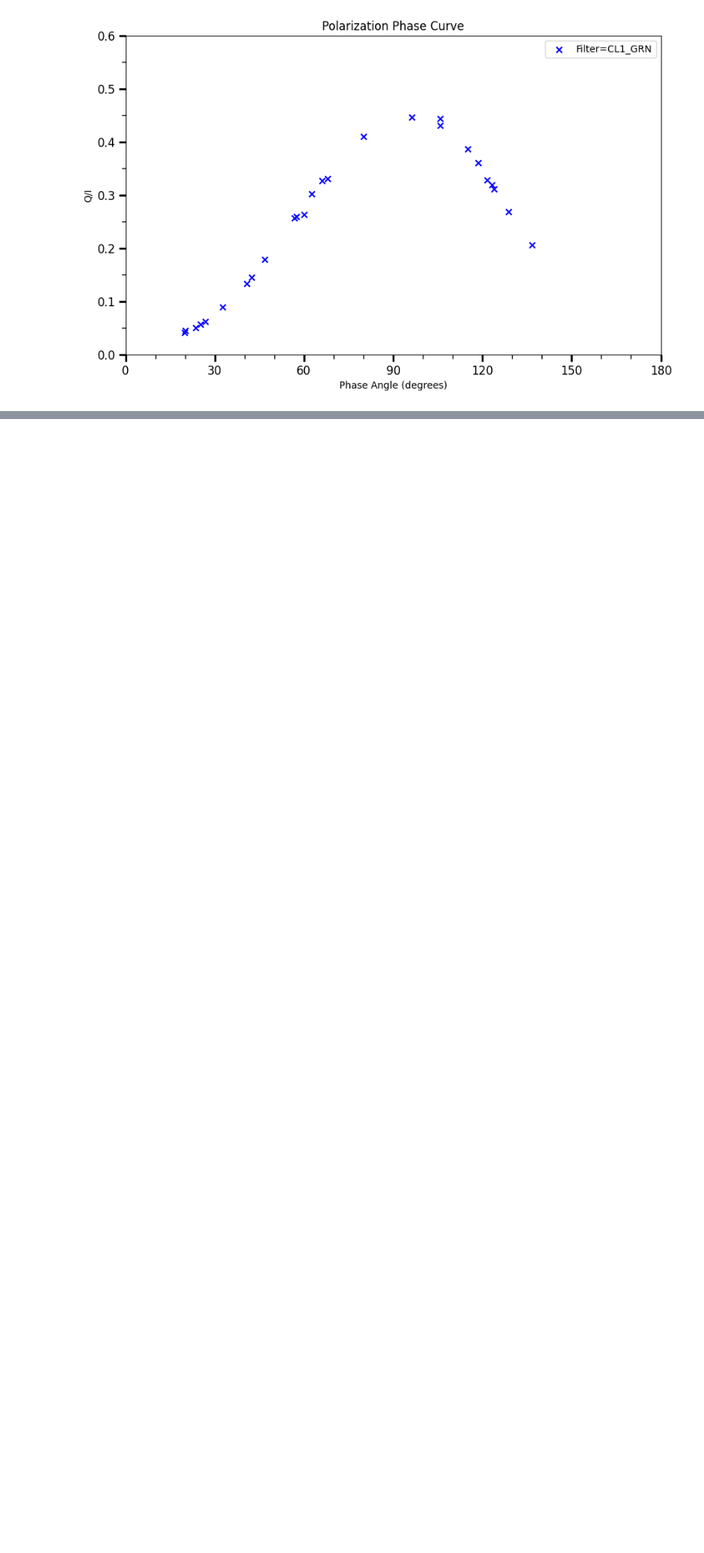
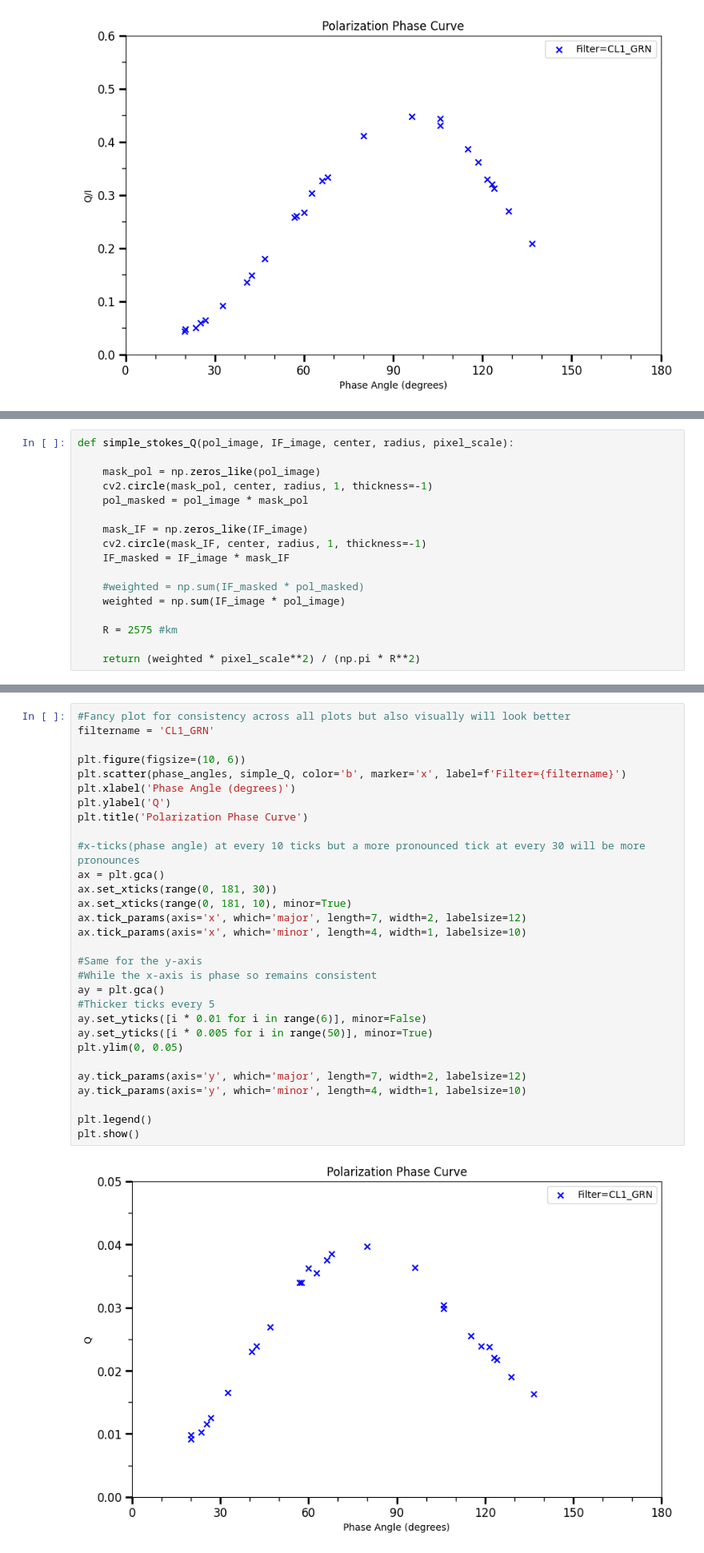
Before and after one commit to amedina-astr/Titan_LC, a Jupyter notebook: Polarization_curves.ipynb, the cells around one changed output, grey strips where cells are left out. Shown at 80% size. Cells and saved outputs as stored; diff of their text form; blank space fills up the shorter version.

```diff
--- a/Polarization_curves.ipynb
+++ b/Polarization_curves.ipynb
@@ -309,0 +332,17 @@ As a next step; ABOVE, we considered the case where U = 0, such that P = Q/I, bu
+# %%
+def simple_stokes_Q(pol_image, IF_image, center, radius, pixel_scale):
+
+    mask_pol = np.zeros_like(pol_image)
+    cv2.circle(mask_pol, center, radius, 1, thickness=-1)
+    pol_masked = pol_image * mask_pol
+
+    mask_IF = np.zeros_like(IF_image)
+    cv2.circle(mask_IF, center, radius, 1, thickness=-1)
+    IF_masked = IF_image * mask_IF
+
+    #weighted = np.sum(IF_masked * pol_masked)
+    weighted = np.sum(IF_image * pol_image)
+
+    R = 2575 #km
+
+    return (weighted * pixel_scale**2) / (np.pi * R**2)
@@ -309,0 +412,32 @@ As a next step; ABOVE, we considered the case where U = 0, such that P = Q/I, bu
+# %%
+#Fancy plot for consistency across all plots but also visually will look better
+filtername = 'CL1_GRN'
+
+plt.figure(figsize=(10, 6))
+plt.scatter(phase_angles, simple_Q, color='b', marker='x', label=f'Filter={filtername}')
+plt.xlabel('Phase Angle (degrees)')
+plt.ylabel('Q')
+plt.title('Polarization Phase Curve')
+
+#x-ticks(phase angle) at every 10 ticks but a more pronounced tick at every 30 will be more pronounces
+ax = plt.gca()
+ax.set_xticks(range(0, 181, 30))
+ax.set_xticks(range(0, 181, 10), minor=True)
+ax.tick_params(axis='x', which='major', length=7, width=2, labelsize=12)
+ax.tick_params(axis='x', which='minor', length=4, width=1, labelsize=10)
+
+#Same for the y-axis
+#While the x-axis is phase so remains consistent
+ay = plt.gca()
+#Thicker ticks every 5
+ay.set_yticks([i * 0.01 for i in range(6)], minor=False)
+ay.set_yticks([i * 0.005 for i in range(50)], minor=True)
+plt.ylim(0, 0.05)
+
+ay.tick_params(axis='y', which='major', length=7, width=2, labelsize=12)
+ay.tick_params(axis='y', which='minor', length=4, width=1, labelsize=10)
+
+plt.legend()
+plt.show()
+# %% [output]
+[figure, added]
```
Also changed, not shown: parts of 18 cells of this notebook, 1 other file.
